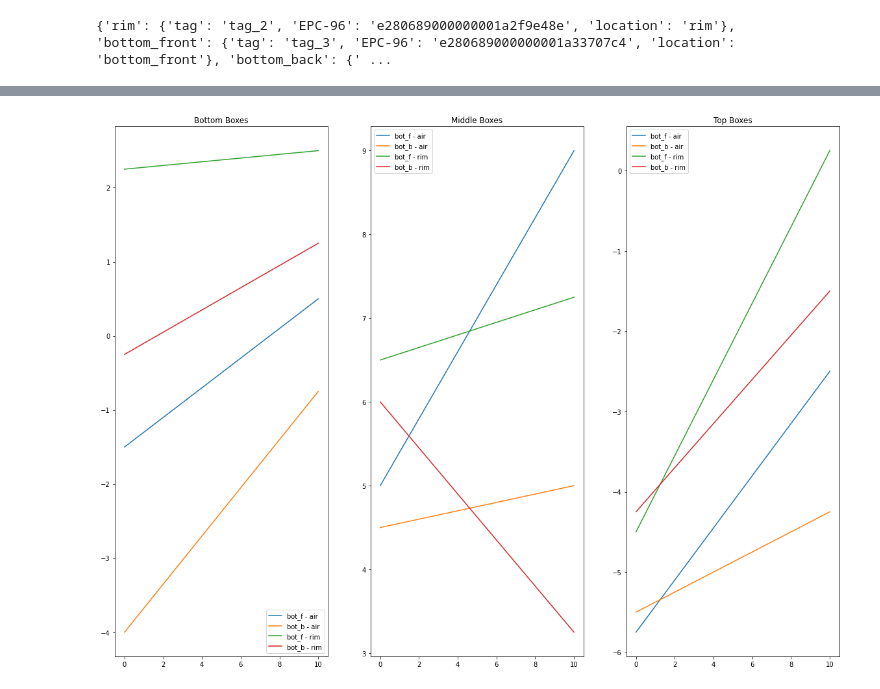
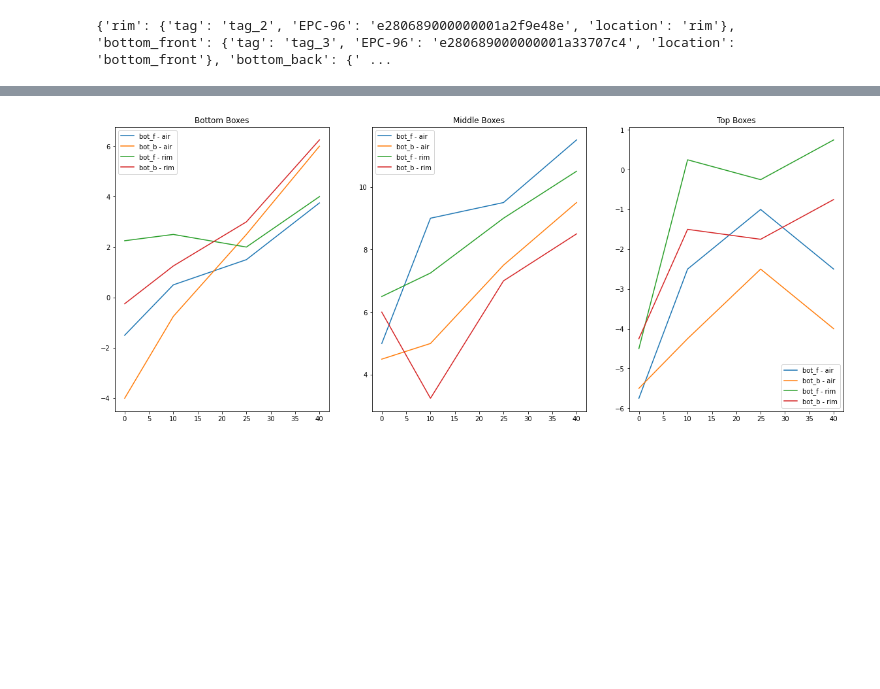
Before and after one commit to Rashmil-1999/smart_garden_rpi, a Jupyter notebook: src/viz.ipynb, the cells around one changed output, grey strips where cells are left out. Drawn from its saved outputs; the diff is of its cells as text; code cells hidden in the pictures; blank space fills up the shorter version.

```diff
--- a/src/viz.ipynb
+++ b/src/viz.ipynb
@@ -238,9 +302,5 @@ for key in keys:
     rssi_ys: np.ndarray = rssi_readings[0]
     mrt_ys: Dict[str, dict] = rssi_readings[1]
     mrt_xs: Dict[str, List[int]] = rssi_readings[2]
-    compiled_rssi_readings[key] = {
-        "rssi": rssi_ys,
-        "mrt": mrt_ys,
-        "mrt_xs": mrt_xs
-    }
+    compiled_rssi_readings[key] = {"rssi": rssi_ys, "mrt": mrt_ys, "mrt_xs": mrt_xs}
 # %% [output]
@@ -444,7 +530,9 @@ moistures_v2: List[str] = [
 #     '90'
 # ]
 # %%
-rotation_data_new: Dict[str, dict] = v3_data_reading(new_data_folder, keys_v2, moistures_v2)
+rotation_data_new: Dict[str, dict] = v3_data_reading(
+    new_data_folder, keys_v2, moistures_v2
+)
 print(rotation_data_new.keys())
 print(rotation_data_new["0percent"].keys())
 print(rotation_data_new["0percent"]["middle"].keys())
@@ -512,7 +593,7 @@ tag_ids = {
 # %%
 tag_list_v2 = list(tag_ids.keys())
 position_v2 = "middle"
-xs_v2 = [0, 10]
+xs_v2 = [0, 10, 25, 40]
 print(tag_list_v2)
 # %% [output]
 ['e280689000000001a2f9e48e', 'e280689000000001a33707c4', 'e280689000000001a2fa42ac', 'e280689000000001a2f9fb4d', 'e280689000000001a2f9e49d', 'e280689000000001a2f9e47f', 'e280689000000001a2fb6418']
@@ -528,12 +609,10 @@ print(tag_info_v2)
 compiled_rssi_readings_v2: Dict[str, dict] = defaultdict(dict)
 
 for key in keys_v2:
-    rssi_readings: tuple = plot_rssi(key, tag_list_v2, rotation_data_new, xs_v2,plot=False)
+    rssi_readings: tuple = plot_rssi(
+        key, tag_list_v2, rotation_data_new, xs_v2, plot=False, plot_mrt=True
+    )
     rssi_ys: np.ndarray = rssi_readings[0]
     mrt_ys: Dict[str, dict] = rssi_readings[1]
     mrt_xs: Dict[str, List[int]] = rssi_readings[2]
-    compiled_rssi_readings_v2[key] = {
-        "rssi": rssi_ys,
-        "mrt": mrt_ys,
-        "mrt_xs": mrt_xs
-    }
+    compiled_rssi_readings_v2[key] = {"rssi": rssi_ys, "mrt": mrt_ys, "mrt_xs": mrt_xs}
@@ -633,31 +697,37 @@ positions_v2_disp = [
 ]
 # %%
 # Locations DMRT plots
-_, axes = plt.subplots(1,3, figsize=(20,15))
+_, axes = plt.subplots(1, 3, figsize=(20, 8))
 
 i = 0
 for location_ys, location_xs in zip(mrt_positions_ys, mrt_positions_xs):
     diff_collection = []
     for loc1, loc2, lab in tag_locs_v2:
         ydiff = []
         x_final = []
         for x in xs_v2:
-            if x in location_xs[tag_info_v2[loc1]["EPC-96"]] and x in location_xs[tag_info_v2[loc2]["EPC-96"]]:
+            if (
+                x in location_xs[tag_info_v2[loc1]["EPC-96"]]
+                and x in location_xs[tag_info_v2[loc2]["EPC-96"]]
+            ):
                 loc1_idx = location_xs[tag_info_v2[loc1]["EPC-96"]].index(x)
                 loc2_idx = location_xs[tag_info_v2[loc2]["EPC-96"]].index(x)
-                diff = location_ys[tag_info[loc1]["EPC-96"]][loc1_idx] - location_ys[tag_info[loc2]["EPC-96"]][loc2_idx]
+                diff = (
+                    location_ys[tag_info[loc1]["EPC-96"]][loc1_idx]
+                    - location_ys[tag_info[loc2]["EPC-96"]][loc2_idx]
+                )
                 ydiff.append(diff)
                 x_final.append(x)
         assert len(ydiff) == len(x_final), "Length of y and x not same"
         diff_collection.append((x_final, ydiff, lab))
 
     for diff_values in diff_collection:
         axes[i].plot(diff_values[0], diff_values[1], label=diff_values[2])
 
     axes[i].set_title(positions_v2_loc[i].format("Boxes"))
     axes[i].legend()
     i += 1
 # %% [output]
-[figure, old version]
+[figure, new version]
 # %%
 # Rotation DMRT plots
```
Also changed, not shown: parts of 20 cells of this notebook, 1 other file.
